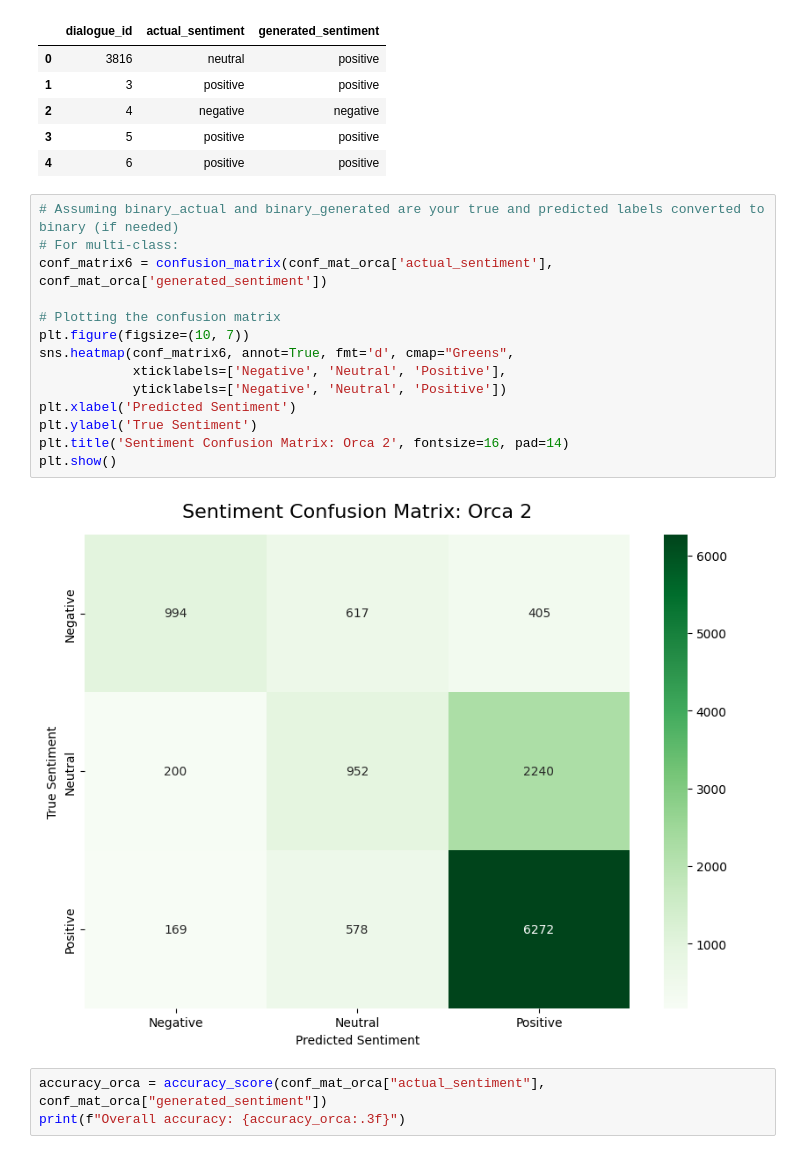
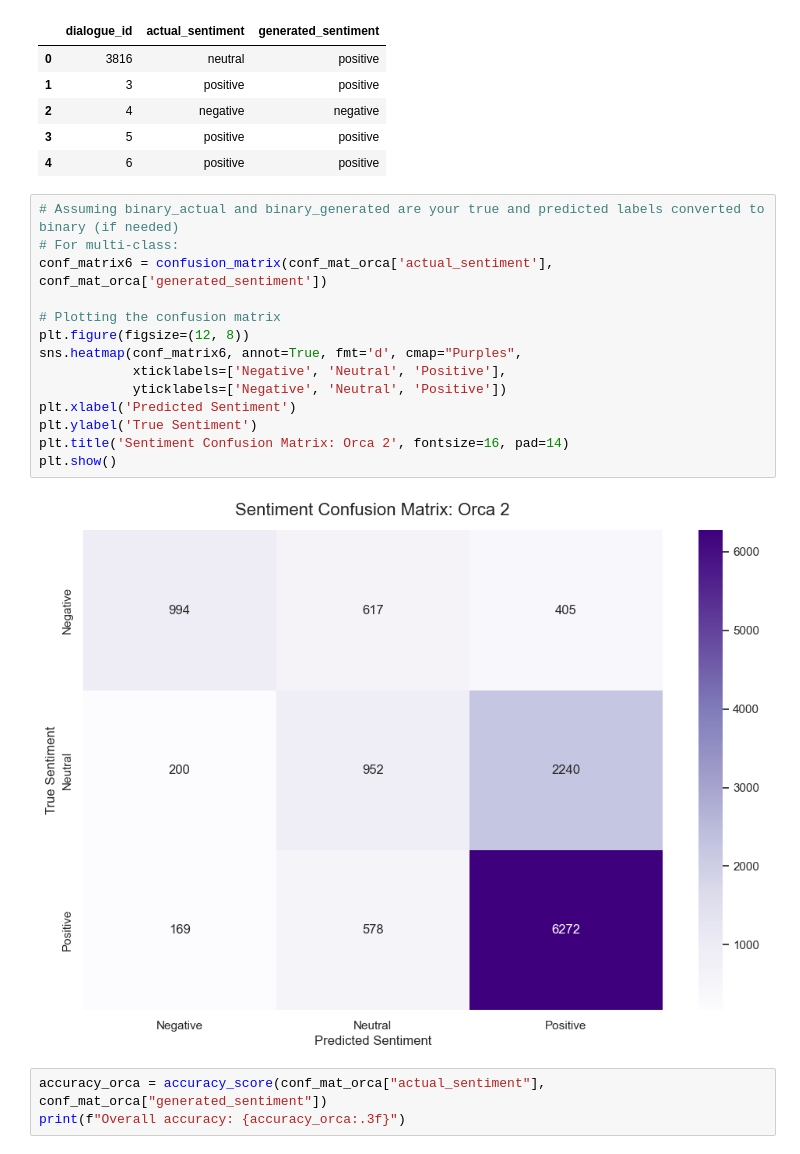
Before and after one commit to data-sci-capstone/copilot, a Jupyter notebook: Evaluation/sentiment-eval-models.ipynb, the cells around one changed output. Saved outputs shown, nothing was run; the diff lists cells and outputs as text.

```diff
--- a/Evaluation/sentiment-eval-models.ipynb
+++ b/Evaluation/sentiment-eval-models.ipynb
@@ -330,19 +331,19 @@ conf_mat_orca.head()
 # %%
 # Assuming binary_actual and binary_generated are your true and predicted labels converted to binary (if needed)
 # For multi-class:
 conf_matrix6 = confusion_matrix(conf_mat_orca['actual_sentiment'], conf_mat_orca['generated_sentiment'])
 
 # Plotting the confusion matrix
-plt.figure(figsize=(10, 7))
-sns.heatmap(conf_matrix6, annot=True, fmt='d', cmap="Greens",
+plt.figure(figsize=(12, 8))
+sns.heatmap(conf_matrix6, annot=True, fmt='d', cmap="Purples",
             xticklabels=['Negative', 'Neutral', 'Positive'],
             yticklabels=['Negative', 'Neutral', 'Positive'])
 plt.xlabel('Predicted Sentiment')
 plt.ylabel('True Sentiment')
 plt.title('Sentiment Confusion Matrix: Orca 2', fontsize=16, pad=14)
 plt.show()
 # %% [output]
-[figure, old version]
+[figure, new version]
 # %%
 accuracy_orca = accuracy_score(conf_mat_orca["actual_sentiment"], conf_mat_orca["generated_sentiment"])
 print(f"Overall accuracy: {accuracy_orca:.3f}")
```
Also changed, not shown: parts of 8 cells of this notebook, 4 other files.
